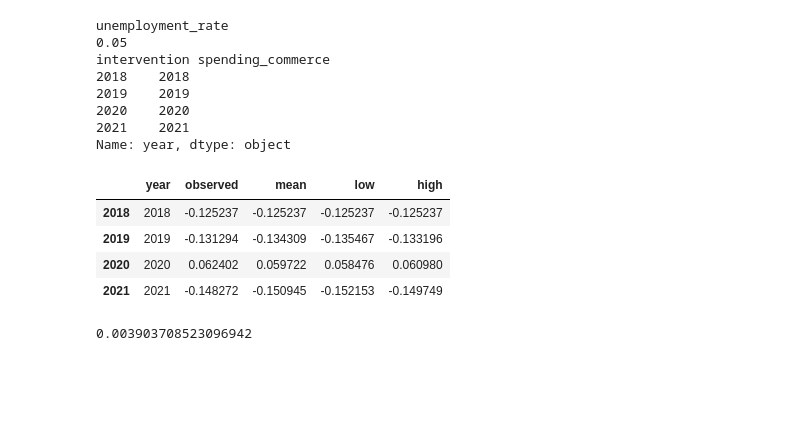
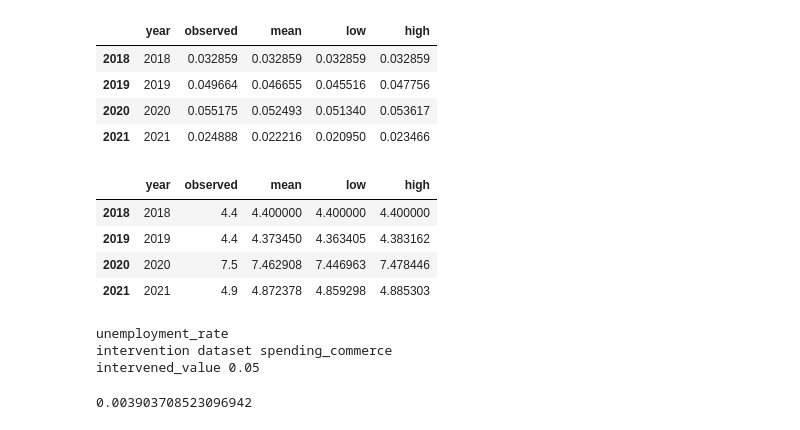
Before and after one commit to BasisResearch/cities, a Jupyter notebook: docs/experimental_notebooks/modeling/revert_predictions.ipynb, the cells around one changed output. Drawn from its saved outputs; the diff is of its cells as text; code cells hidden in the pictures; blank space fills up the shorter version.

```diff
--- a/docs/experimental_notebooks/modeling/revert_predictions.ipynb
+++ b/docs/experimental_notebooks/modeling/revert_predictions.ipynb
@@ -56,27 +56,32 @@ ci = CausalInsight(
     )
 
 ci.generate_tensed_samples()
-# %%
-print(outcome)
-print(intervened_value)
-print("intervention", intervention)
-
-ci.get_fips_predictions(intervened_value=intervened_value, fips = fips)
-display(ci.predictions)
-# %% [output]
-unemployment_rate
-0.05
-intervention spending_commerce
-2018    2018
-2019    2019
-2020    2020
-2021    2021
-Name: year, dtype: object
-|  | year | observed | mean | low | high |
-| 2018 | 2018 | -0.125237 | -0.125237 | -0.125237 | -0.125237 |
-| 2019 | 2019 | -0.131294 | -0.134309 | -0.135467 | -0.133196 |
-| 2020 | 2020 | 0.062402 | 0.059722 | 0.058476 | 0.060980 |
-| 2021 | 2021 | -0.148272 | -0.150945 | -0.152153 | -0.149749 |
+# %%
+
+
+ci.get_fips_predictions(intervened_value=intervened_value, fips = fips)
+display(ci.predictions)
+display(ci.predictions_original)
+
+print(outcome)
+print("intervention dataset", intervention)
+print("intervened_value", ci.intervened_value)
+print("intervened_value_original_scale", ci.intervened_value_original)
+print("intervened_value_percentile", ci.intervened_value_percentile)
+# %% [output]
+|  | year | observed | mean | low | high |
+| 2018 | 2018 | 0.032859 | 0.032859 | 0.032859 | 0.032859 |
+| 2019 | 2019 | 0.049664 | 0.046655 | 0.045516 | 0.047756 |
+| 2020 | 2020 | 0.055175 | 0.052493 | 0.051340 | 0.053617 |
+| 2021 | 2021 | 0.024888 | 0.022216 | 0.020950 | 0.023466 |
+|  | year | observed | mean | low | high |
+| 2018 | 2018 | 4.4 | 4.400000 | 4.400000 | 4.400000 |
+| 2019 | 2019 | 4.4 | 4.373450 | 4.363405 | 4.383162 |
+| 2020 | 2020 | 7.5 | 7.462908 | 7.446963 | 7.478446 |
+| 2021 | 2021 | 4.9 | 4.872378 | 4.859298 | 4.885303 |
+unemployment_rate
+intervention dataset spending_commerce
+intervened_value 0.05
 # %%
 dg = DataGrabber()
 dg.get_features_wide([ci.intervention_dataset])
```
Also changed, not shown: 2 other files.
